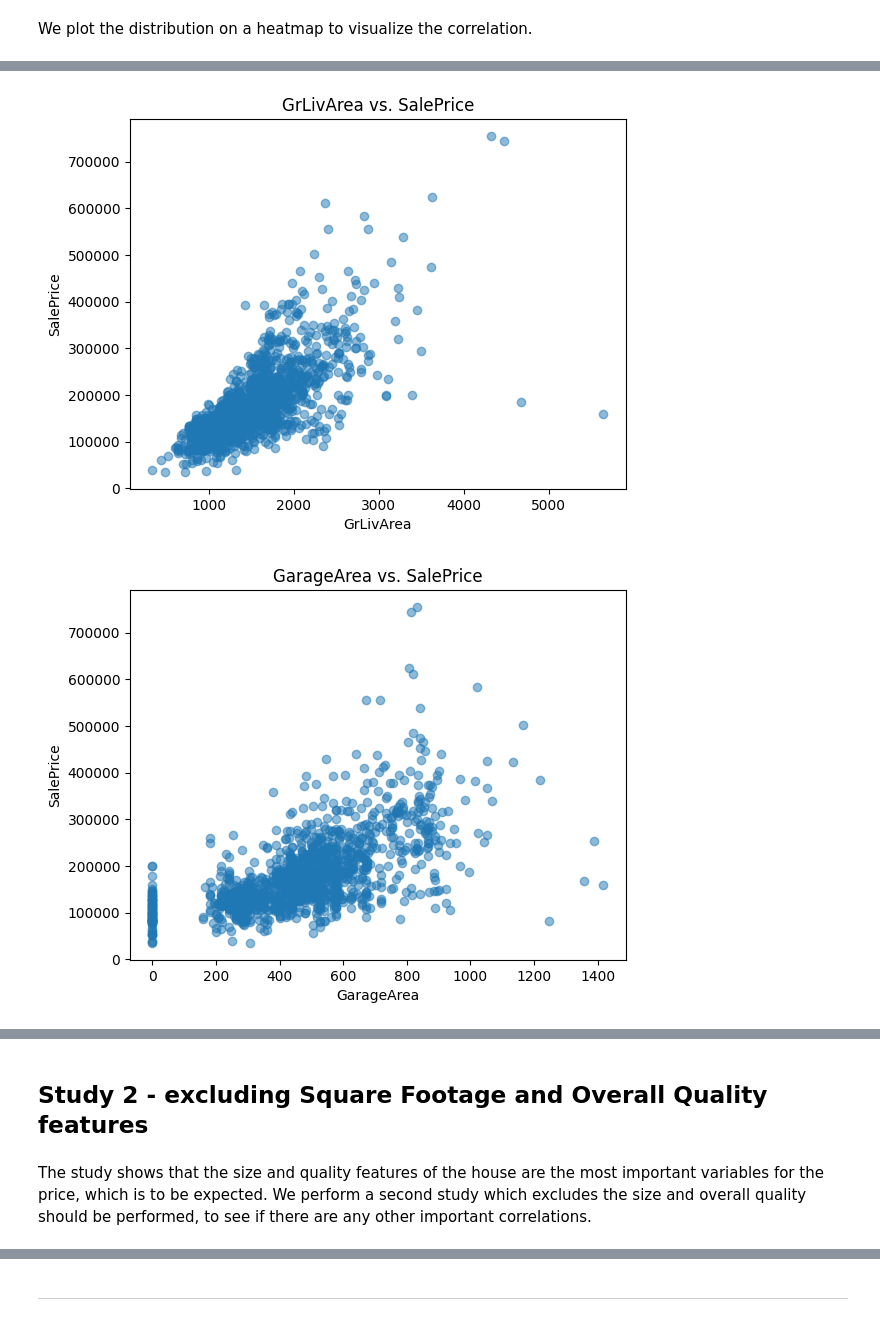
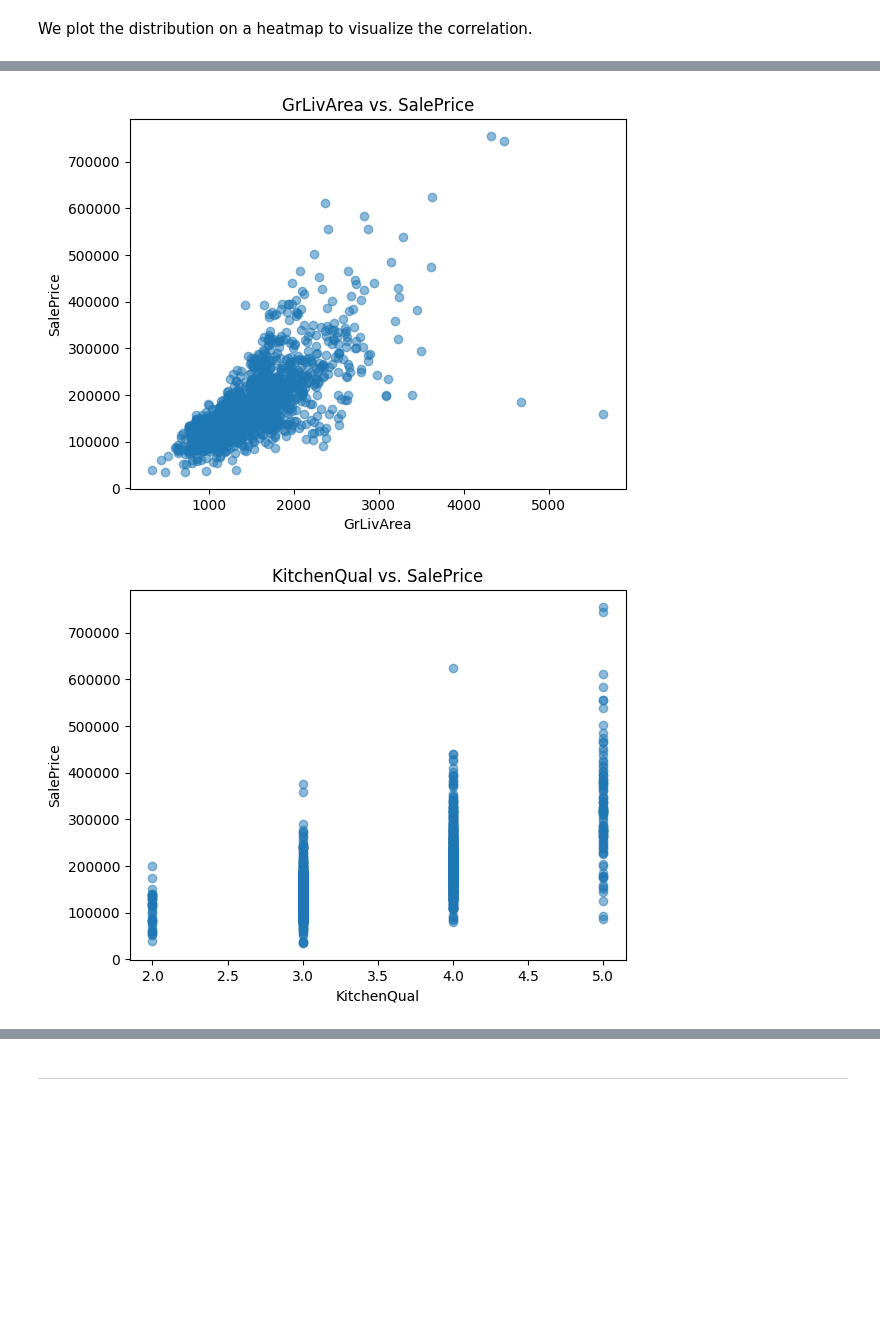
Before and after one commit to knutinator/heritage-housing, a Jupyter notebook: jupyter_notebooks/02 house price study.ipynb, the cells around one changed output, grey strips where cells are left out. Saved outputs shown, nothing was run; the diff lists cells and outputs as text; code cells hidden in the pictures; blank space fills up the shorter version.

Commit message:
Remove unnecessary second study

```diff
--- a/jupyter_notebooks/02 house price study.ipynb
+++ b/jupyter_notebooks/02 house price study.ipynb
@@ -167,7 +171,7 @@ plt.show()
 import matplotlib.pyplot as plt
 
 # select the top 5 variables that are most strongly correlated with SalePrice
-top_5_vars = df_ohe[['OverallQual', 'GrLivArea', 'GarageArea', 'TotalBsmtSF', '1stFlrSF']]
+top_5_vars = df[['GarageArea', 'GrLivArea', 'KitchenQual', 'OverallQual', 'YearBuilt']]
 
 # create scatterplots showing the relationship between each variable and SalePrice
 for var in top_5_vars:
@@ -182,2 +186,2 @@ for var in top_5_vars:
 [figure]
-[figure, old version]
+[figure, new version]
@@ -186,5 +189,0 @@ for var in top_5_vars:
-# %% [markdown]
-## Study 2 - excluding Square Footage and Overall Quality features
-# %% [markdown]
-The study shows that the size and quality features of the house are the most important variables for the price, which is to be expected.
-We perform a second study which excludes the size and overall quality should be performed, to see if there are any other important correlations.
```
Also changed, not shown: parts of 11 cells of this notebook.
